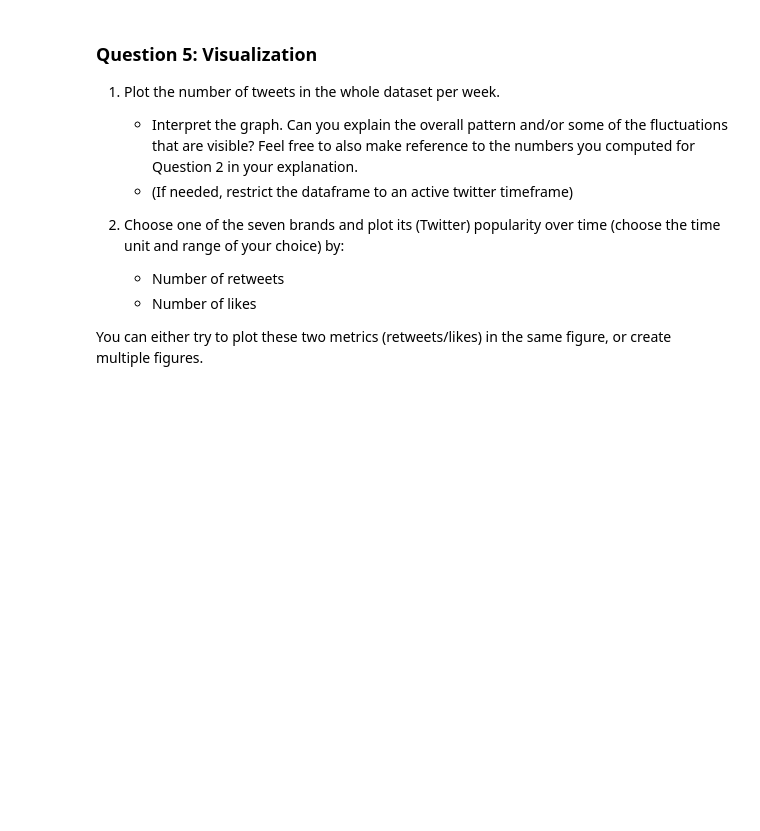
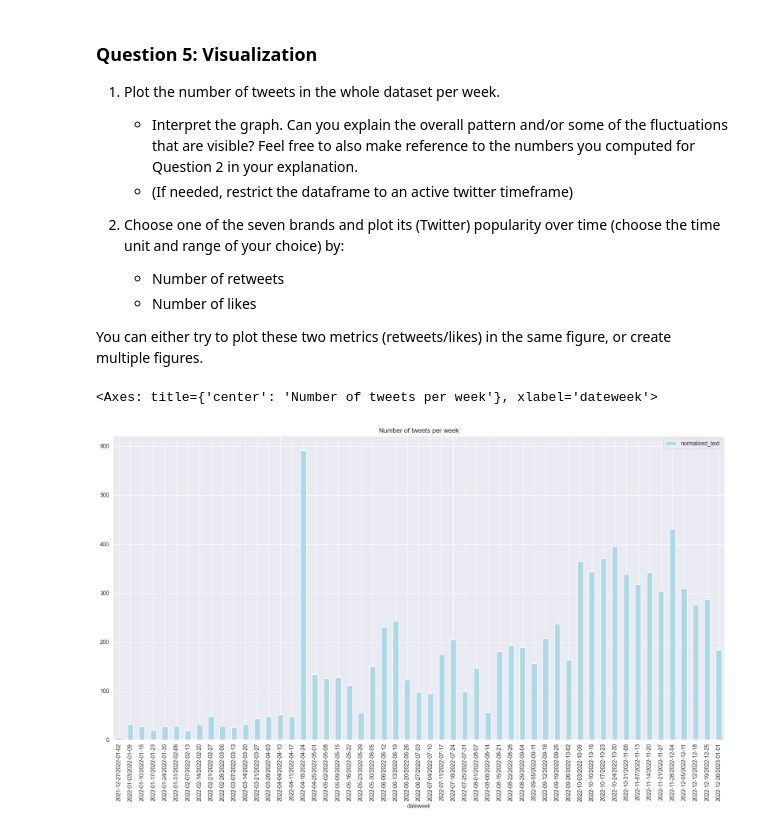
Before and after one commit to georgeccotea/georges-2023-coding-the-humanities, a Jupyter notebook: notebooks/exam/CtH-final/Exam_CtH_2023.ipynb, the cells around one changed output. Saved outputs shown, nothing was run; the diff lists cells and outputs as text; code cells hidden in the pictures; blank space fills up the shorter version.

```diff
--- a/notebooks/exam/CtH-final/Exam_CtH_2023.ipynb
+++ b/notebooks/exam/CtH-final/Exam_CtH_2023.ipynb
@@ -381,0 +493,17 @@ Briefly interpret the result (as a text block).
+# %%
+import pandas as pd
+#Restricting the dataframe to the year 2022
+df = df[(df['created_at'] > '2022-01-01') & (df['created_at'] < '2022-12-31')]
+# Creating a dataframe that contains the normalized text, username, and a dateweek index based on the created_at field of the csv
+dfWeek = df[['normalized_text', 'username', 'created_at']].copy()
+dfWeek['created_at'] = pd.to_datetime(dfWeek['created_at']).dt.tz_localize(None)
+dfWeek['dateweek'] = dfWeek['created_at'].dt.to_period('W')
+
+# Counting the number of tweets per week
+dfWeekCount = dfWeek.groupby('dateweek').count()
+
+# Plotting the number of tweets per week
+dfWeekCount.plot(kind='bar', y='normalized_text', figsize= (20,10), title='Number of tweets per week', color='lightblue')
+# %% [output]
+<Axes: title={'center': 'Number of tweets per week'}, xlabel='dateweek'>
+[figure, added]
```
Also changed, not shown: parts of 10 cells of this notebook, 1 other file.
